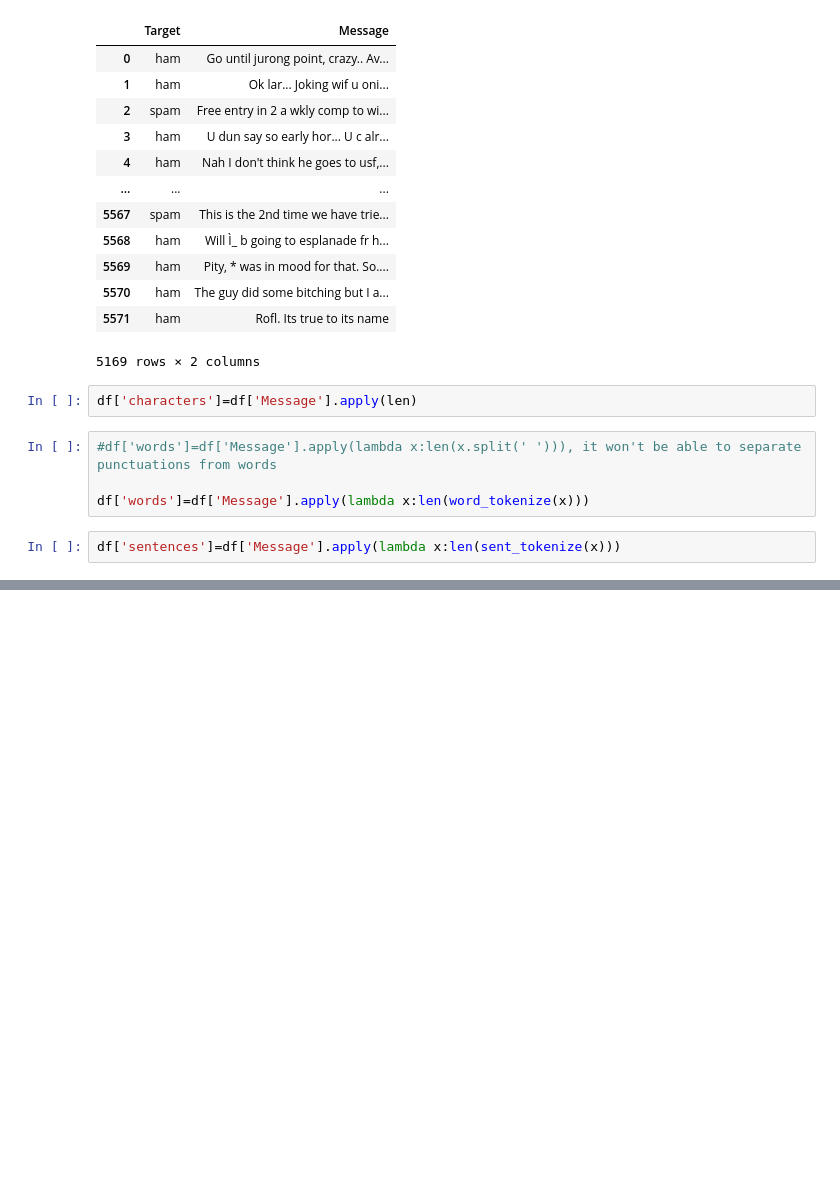
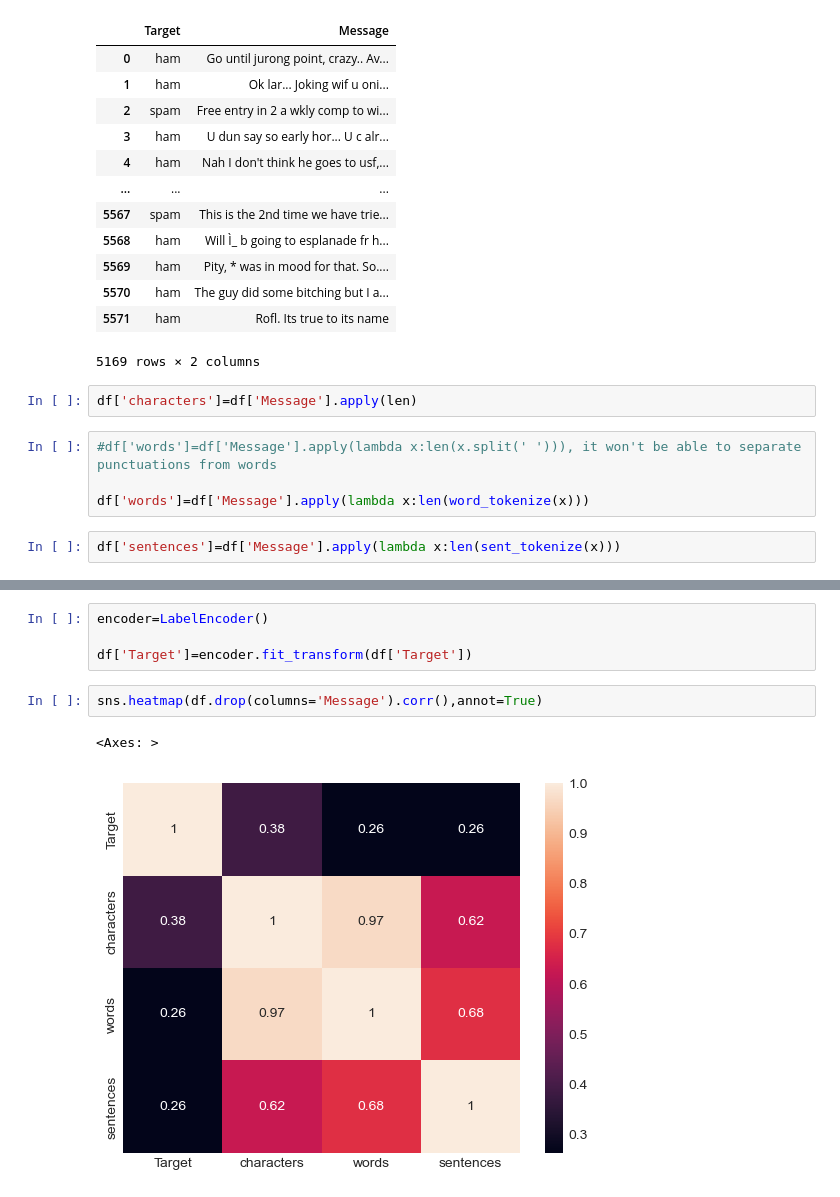
Before and after one commit to Pranavgupta123/Spam-Ham-Classification, a Jupyter notebook: Code.ipynb, the cells around one changed output, grey strips where cells are left out. Cells and saved outputs as stored; diff of their text form; blank space fills up the shorter version.

```diff
--- a/Code.ipynb
+++ b/Code.ipynb
@@ -75,0 +143,9 @@ df.groupby('Target').describe()
+# %%
+encoder=LabelEncoder()
+
+df['Target']=encoder.fit_transform(df['Target'])
+# %%
+sns.heatmap(df.drop(columns='Message').corr(),annot=True)
+# %% [output]
+<Axes: >
+[figure, added]
```
Also changed, not shown: parts of 25 cells of this notebook.
